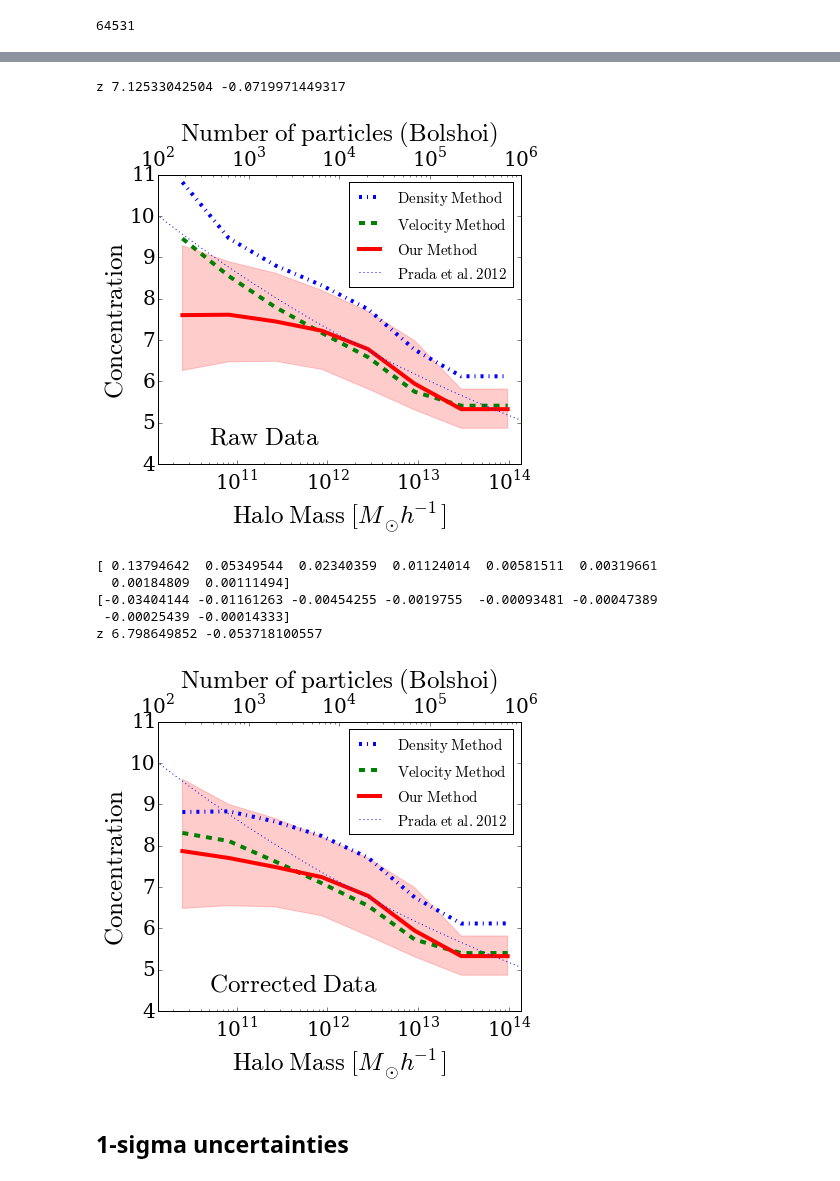
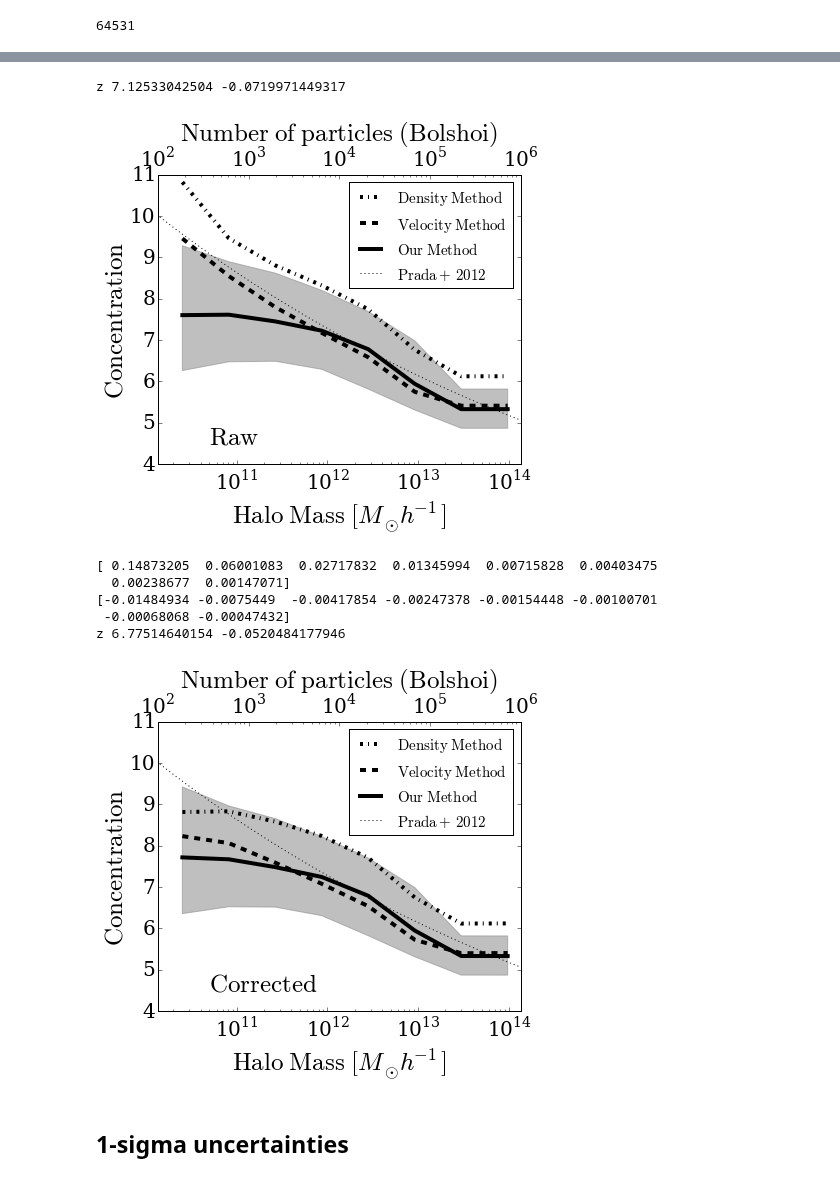
Before and after one commit to astroandes/MACH, a Jupyter notebook: plots/ComparisonPlots.ipynb, the cells around one changed output, grey strips where cells are left out. Saved outputs shown, nothing was run; the diff lists cells and outputs as text; code cells hidden in the pictures.

```diff
--- a/plots/ComparisonPlots.ipynb
+++ b/plots/ComparisonPlots.ipynb
@@ -411,9 +366,9 @@ estilos = ['-.', '--', '-']
 colores = ['blue', 'green', 'red']
 origen = ['$\mathrm{Density\ Method}$','$\mathrm{Velocity\ Method}$','$\mathrm{Our\ Method}$']
 for i in range(3):
-    ax.plot(10**mid_log_mass_interval,conc_median[:,i],colores[i],lw=4,linestyle=estilos[i], label=origen[i])
+    ax.plot(10**mid_log_mass_interval,conc_median[:,i],'black',lw=4,linestyle=estilos[i], label=origen[i])
 
-ax.fill_between(10**mid_log_mass_interval,conc_down[:,2], conc_up[:,2], color=colores[2], alpha=0.2)
+ax.fill_between(10**mid_log_mass_interval,conc_down[:,2], conc_up[:,2], alpha=0.5, color='gray')
 
 #for i in range(3):
 
@@ -423,42 +378,43 @@ ax.fill_between(10**mid_log_mass_interval,conc_down[:,2], conc_up[:,2], color=co
 #datos de prada
 log_mass_range = np.linspace(9.0, 15.0, 100)
 conc_theory = 7.28 * (10**log_mass_range/(1.0E12))**-0.074
-ax.plot(10**log_mass_range, conc_theory,label='$\mathrm{Prada\ et\ al.\ 2012}$', linestyle=':')
+ax.plot(10**log_mass_range, conc_theory,label='$\mathrm{Prada+\ 2012}$', linestyle=':', color='black')
+
 
 #fit
 z = np.polyfit((mid_log_mass_interval[3:] - 12.0), np.log10(conc_median[3:,2]), 1)
 print "z", 10**z[1], z[0]
 
 #datos del fit
 # log_mass_range = np.linspace(10.0, 15.0, 100)
 # conc_theory = 10**z[1]*(10**log_mass_range/(1E12))**z[0]
 # ax.plot(10**log_mass_range, conc_theory,label='$\mathrm{nuestro}$')
 
 min_part = 1E2
 max_part = 1E6
 ax.legend(loc=1, borderaxespad=0.5, prop={'size':15})
 plt.xlim([min_part*bolshoi_particle_mass,max_part*bolshoi_particle_mass])
 #ax.plot(mid_log_mass_interval-np.log10(particle_mass),conc_median[:,0], lw=0)
 ax.set_ylim([4,10.0])
 #ax.set_yscale('log')
 
 ax2 = ax.twiny()
 enlarge_labels(ax2,20)
 
 plt.subplots_adjust(bottom=0.18, top=0.85)
 ax2.set_xscale('log')
 ax2.set_xlim([min_part,max_part])
 ax2.set_ylim([4,11.0])
 
 ax2.set_xlabel('$\mathrm{Number\ of\ particles\ (Bolshoi)}$',fontsize=25)
 ax.set_xscale('log')
 ax.set_xlabel('$\mathrm{Halo\ Mass}\ [M_{\odot} h^{-1}]$',fontsize=25)
 ax.set_ylabel('$\mathrm{Concentration}$',fontsize=25)
-ax.text(5E10, 4.5, r'$\mathrm{Raw\ Data}$', fontsize=25)
+ax.text(5E10, 4.5, r'$\mathrm{Raw}$', fontsize=25)
 plt.savefig('../paper/concentration_bolshoi.pdf', bbox_inches='tight')
 # %% [output]
 z 7.12533042504 -0.0719971449317
-[figure, old version]
+[figure, new version]
 # %%
 fig = plt.figure(figsize=(6.5,6.0))
 ax = plt.axes()
@@ -474,20 +430,20 @@ mid_log_n_particle = mid_log_mass_interval - np.log10(bolshoi_particle_mass)
 #density
 i=0
 f_off = func(mid_log_n_particle, popt_dens[0], popt_dens[1])
-ax.plot(10**mid_log_mass_interval[min_i:],conc_median[min_i:,i]/(1.0+f_off[min_i:]),colores[i],lw=4,linestyle=estilos[i], label=origen[i])
+ax.plot(10**mid_log_mass_interval[min_i:],conc_median[min_i:,i]/(1.0+f_off[min_i:]),'black',lw=4,linestyle=estilos[i], label=origen[i])
 
 #velocity
 i=1
 f_off = func(mid_log_n_particle, popt_vel[0], popt_vel[1])
-ax.plot(10**mid_log_mass_interval[min_i:],conc_median[min_i:,i]/(1.0+f_off[min_i:]),colores[i],lw=4,linestyle=estilos[i], label=origen[i])
+ax.plot(10**mid_log_mass_interval[min_i:],conc_median[min_i:,i]/(1.0+f_off[min_i:]),'black',lw=4,linestyle=estilos[i], label=origen[i])
 print f_off
 
 #mass
 i=2
 f_off = func(mid_log_n_particle, popt_mass[0], popt_mass[1])
-ax.plot(10**mid_log_mass_interval[min_i:],conc_median[min_i:,i]/(1.0+f_off[min_i:]),colores[i],lw=4,linestyle=estilos[i], label=origen[i])
+ax.plot(10**mid_log_mass_interval[min_i:],conc_median[min_i:,i]/(1.0+f_off[min_i:]),'black',lw=4,linestyle=estilos[i], label=origen[i])
 ax.fill_between(10**mid_log_mass_interval[min_i:],conc_down[min_i:,2]/(1.0+f_off[min_i:]),
-                conc_up[min_i:,2]/(1.0+f_off[min_i:]), color=colores[2], alpha=0.2)
+                conc_up[min_i:,2]/(1.0+f_off[min_i:]), color='gray', alpha=0.5)
 
 print f_off
 
@@ -495,7 +451,8 @@ print f_off
 #datos de prada
 log_mass_range = np.linspace(9.0, 15.0, 100)
 conc_theory = 7.28 * (10**log_mass_range/(1.0E12))**-0.074
-ax.plot(10**log_mass_range, conc_theory,label='$\mathrm{Prada\ et\ al.\ 2012}$', linestyle=':')
+ax.plot(10**log_mass_range, conc_theory,label='$\mathrm{Prada+\ 2012}$', linestyle=':', color='black')
+
 
 #fit
 z = np.polyfit((mid_log_mass_interval[:] - 12.0), np.log10(conc_median[:,2]/(1+f_off)), 1)
@@ -522,15 +479,15 @@ ax.set_xscale('log')
 ax.set_xlabel('$\mathrm{Halo\ Mass}\ [M_{\odot} h^{-1}]$',fontsize=25)
 ax.set_ylabel('$\mathrm{Concentration}$',fontsize=25)
 
-ax.text(5E10, 4.5, r'$\mathrm{Corrected\ Data}$', fontsize=25)
+ax.text(5E10, 4.5, r'$\mathrm{Corrected}$', fontsize=25)
 plt.savefig('../paper/concentration_bolshoi_corrected.pdf', bbox_inches='tight')
 # %% [output]
-[ 0.13794642  0.05349544  0.02340359  0.01124014  0.00581511  0.00319661
-  0.00184809  0.00111494]
-[-0.03404144 -0.01161263 -0.00454255 -0.0019755  -0.00093481 -0.00047389
- -0.00025439 -0.00014333]
-z 6.798649852 -0.053718100557
+[ 0.14873205  0.06001083  0.02717832  0.01345994  0.00715828  0.00403475
+  0.00238677  0.00147071]
+[-0.01484934 -0.0075449  -0.00417854 -0.00247378 -0.00154448 -0.00100701
+ -0.00068068 -0.00047432]
+z 6.77514640154 -0.0520484177946
-[figure, old version]
+[figure, new version]
 # %% [markdown]
 ## 1-sigma uncertainties
 # %%
```
Also changed, not shown: parts of 5 cells of this notebook.
